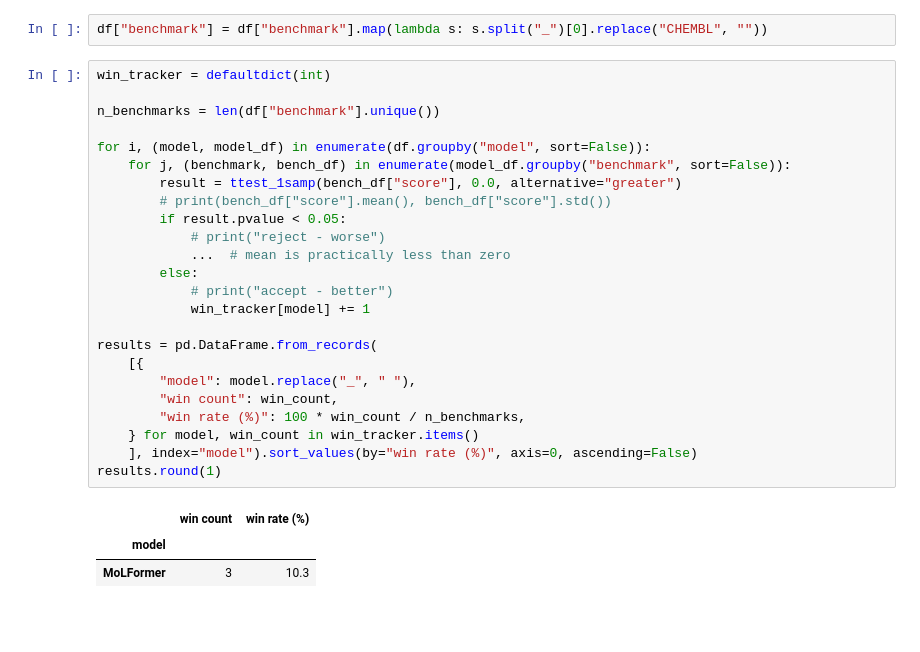
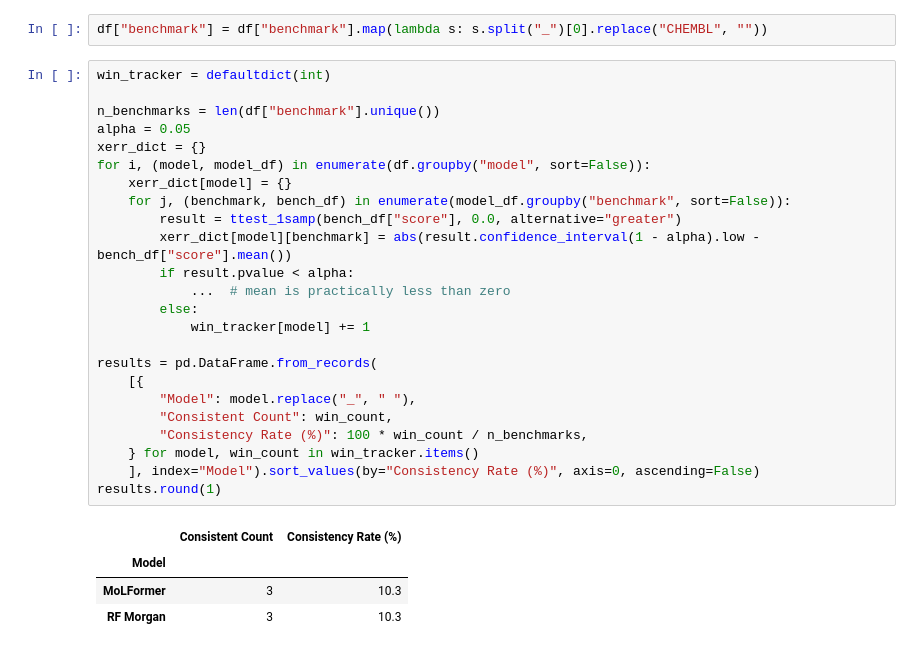
Before and after one commit to JacksonBurns/chemeleon, a Jupyter notebook: analysis/cliffs.ipynb, the cells around one changed output. Drawn from its saved outputs; the diff is of its cells as text; blank space fills up the shorter version.

```diff
--- a/analysis/cliffs.ipynb
+++ b/analysis/cliffs.ipynb
@@ -34,28 +36,29 @@ df["benchmark"] = df["benchmark"].map(lambda s: s.split("_")[0].replace("CHEMBL"
 # %%
 win_tracker = defaultdict(int)
 
 n_benchmarks = len(df["benchmark"].unique())
-
+alpha = 0.05
+xerr_dict = {}
 for i, (model, model_df) in enumerate(df.groupby("model", sort=False)):
+    xerr_dict[model] = {}
     for j, (benchmark, bench_df) in enumerate(model_df.groupby("benchmark", sort=False)):
         result = ttest_1samp(bench_df["score"], 0.0, alternative="greater")
-        # print(bench_df["score"].mean(), bench_df["score"].std())
-        if result.pvalue < 0.05:
-            # print("reject - worse")
+        xerr_dict[model][benchmark] = abs(result.confidence_interval(1 - alpha).low - bench_df["score"].mean())
+        if result.pvalue < alpha:
             ...  # mean is practically less than zero
         else:
-            # print("accept - better")
             win_tracker[model] += 1
 
 results = pd.DataFrame.from_records(
     [{
-        "model": model.replace("_", " "),
-        "win count": win_count,
-        "win rate (%)": 100 * win_count / n_benchmarks,
+        "Model": model.replace("_", " "),
+        "Consistent Count": win_count,
+        "Consistency Rate (%)": 100 * win_count / n_benchmarks,
     } for model, win_count in win_tracker.items()
-    ], index="model").sort_values(by="win rate (%)", axis=0, ascending=False)
+    ], index="Model").sort_values(by="Consistency Rate (%)", axis=0, ascending=False)
 results.round(1)
 # %% [output]
-|  | win count | win rate (%) |
-| model |  |  |
+|  | Consistent Count | Consistency Rate (%) |
+| Model |  |  |
 | MoLFormer | 3 | 10.3 |
+| RF Morgan | 3 | 10.3 |
```
Also changed, not shown: parts of 4 cells of this notebook.
